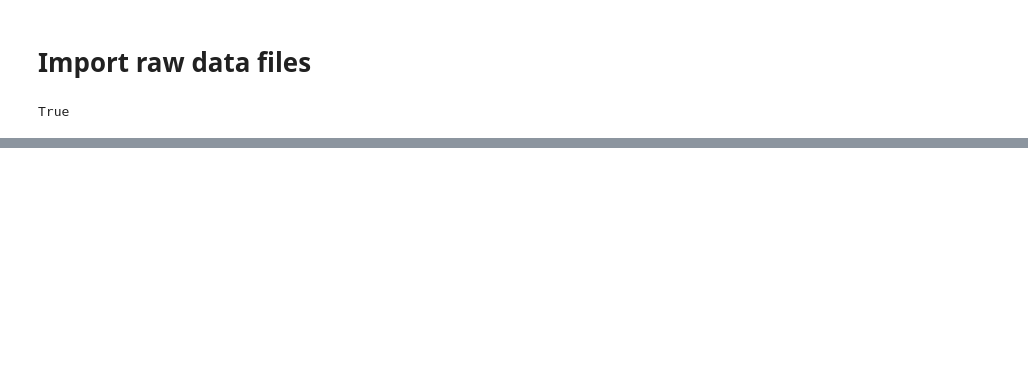
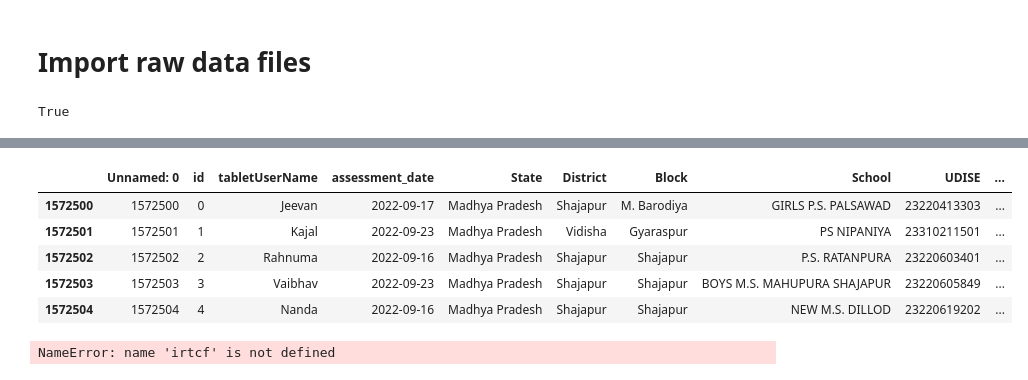
Before and after one commit to arvinds88/csf, a Jupyter notebook: SLO_baseline_data_quality_check.ipynb, the cells around one changed output, grey strips where cells are left out. Drawn from its saved outputs; the diff is of its cells as text; code cells hidden in the pictures; blank space fills up the shorter version.

```diff
--- a/SLO_baseline_data_quality_check.ipynb
+++ b/SLO_baseline_data_quality_check.ipynb
@@ -191,0 +461,13 @@ dfr.to_csv("../Results/literacy_var.csv")
+# %%
+subtask_long = pd.read_csv("../Results/subtask_scored_long.csv")
+# %%
+subtask_long_num = subtask_long[subtask_long["Type"]=='numeracy']
+# %%
+subtask_long_num.head()
+# %% [output]
+|  | Unnamed: 0 | id | tabletUserName | assessment_date | State | District | Block | School | UDISE | ... |
+| 1572500 | 1572500 | 0 | Jeevan | 2022-09-17 | Madhya Pradesh | Shajapur | M. Barodiya | GIRLS P.S. PALSAWAD | 23220413303 | ... |
+| 1572501 | 1572501 | 1 | Kajal | 2022-09-23 | Madhya Pradesh | Vidisha | Gyaraspur | PS NIPANIYA | 23310211501 | ... |
+| 1572502 | 1572502 | 2 | Rahnuma | 2022-09-16 | Madhya Pradesh | Shajapur | Shajapur | P.S. RATANPURA | 23220603401 | ... |
+| 1572503 | 1572503 | 3 | Vaibhav | 2022-09-23 | Madhya Pradesh | Shajapur | Shajapur | BOYS M.S. MAHUPURA SHAJAPUR | 23220605849 | ... |
+| 1572504 | 1572504 | 4 | Nanda | 2022-09-16 | Madhya Pradesh | Shajapur | Shajapur | NEW M.S. DILLOD | 23220619202 | ... |
@@ -191,0 +509,9 @@ dfr.to_csv("../Results/literacy_var.csv")
+# %%
+import rpy2.robjects as ro
+from rpy2.robjects.packages import importr
+from rpy2.robjects import pandas2ri
+from rpy2.robjects.conversion import localconverter
+with localconverter(ro.default_converter + pandas2ri.converter):
+  dt = ro.conversion.rpy2py(irtcf)
+# %% [output]
+NameError: name 'irtcf' is not defined
```
Also changed, not shown: parts of 74 cells of this notebook, 4 other files.
